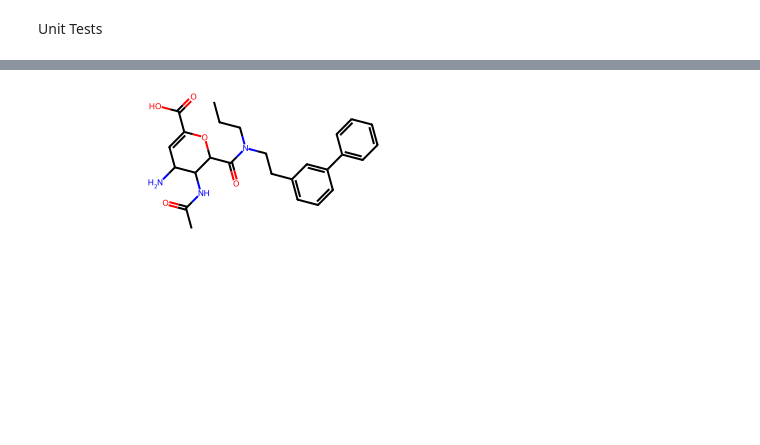
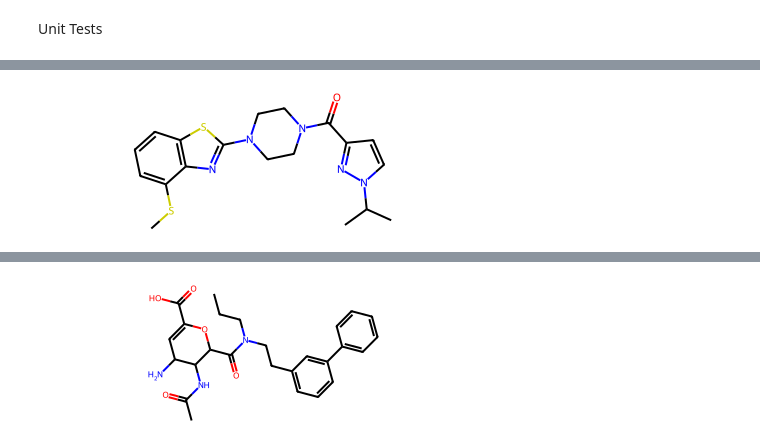
Before and after one commit to panukorn17/breadth-first-fragmentation, a Jupyter notebook: nbs/utilities.ipynb, the cells around one changed output, grey strips where cells are left out. Drawn from its saved outputs; the diff is of its cells as text; code cells hidden in the pictures; blank space fills up the shorter version.

Commit message:
add examples and unit tests for mol_from_smiles and root_smiles functions

```diff
--- a/nbs/utilities.ipynb
+++ b/nbs/utilities.ipynb
@@ -80,3 +84,7 @@ show_doc(mol_from_smiles)
+# %%
+mol_from_smiles('CSc1cccc2sc(N3CCN(C(=O)c4ccn(C(C)C)n4)CC3)nc12')
+# %% [output]
+[figure, added]
 # %%
 #| export
 def mol_to_smiles(mol:Chem.rdchem.Mol, # molecule to convert into SMILES string
```
Also changed, not shown: parts of 9 cells of this notebook, 1 other file.
